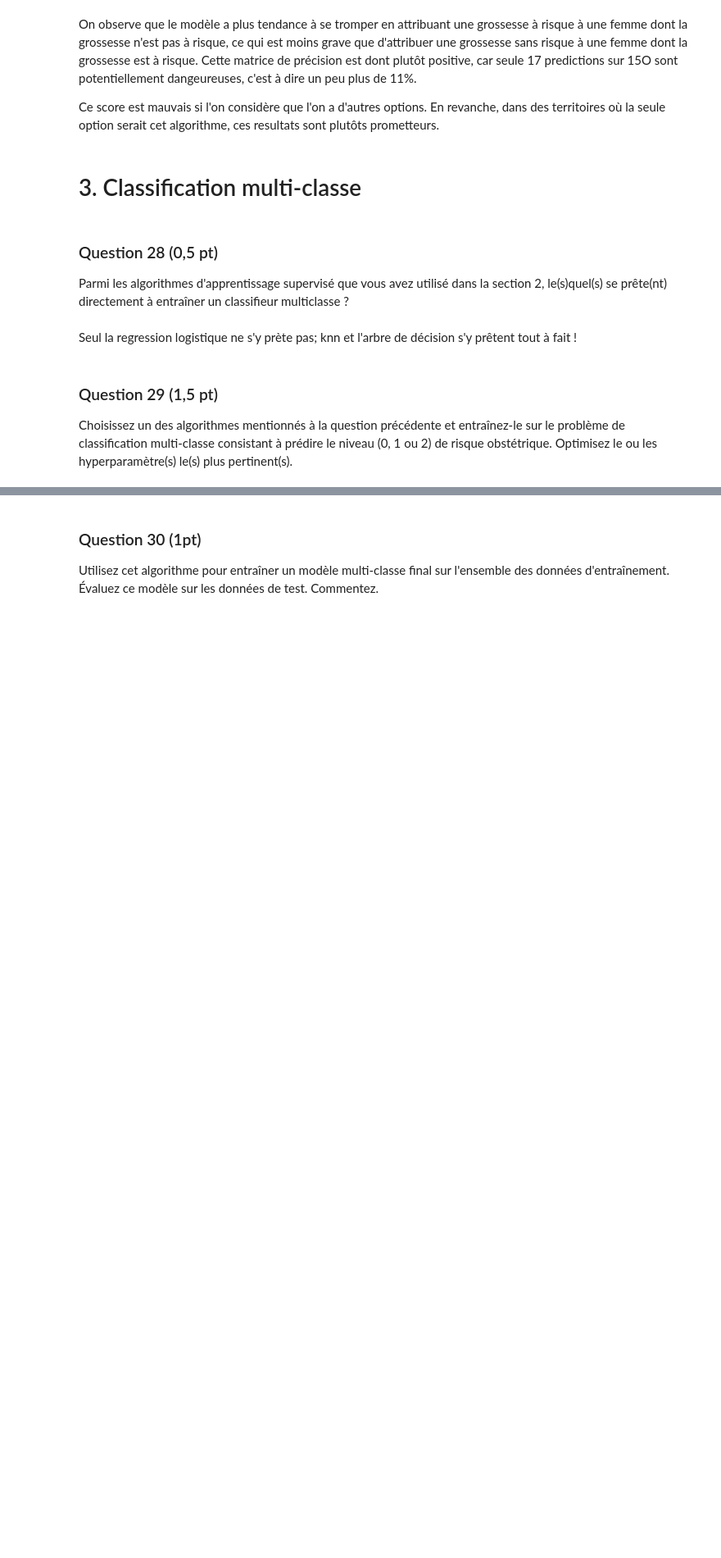
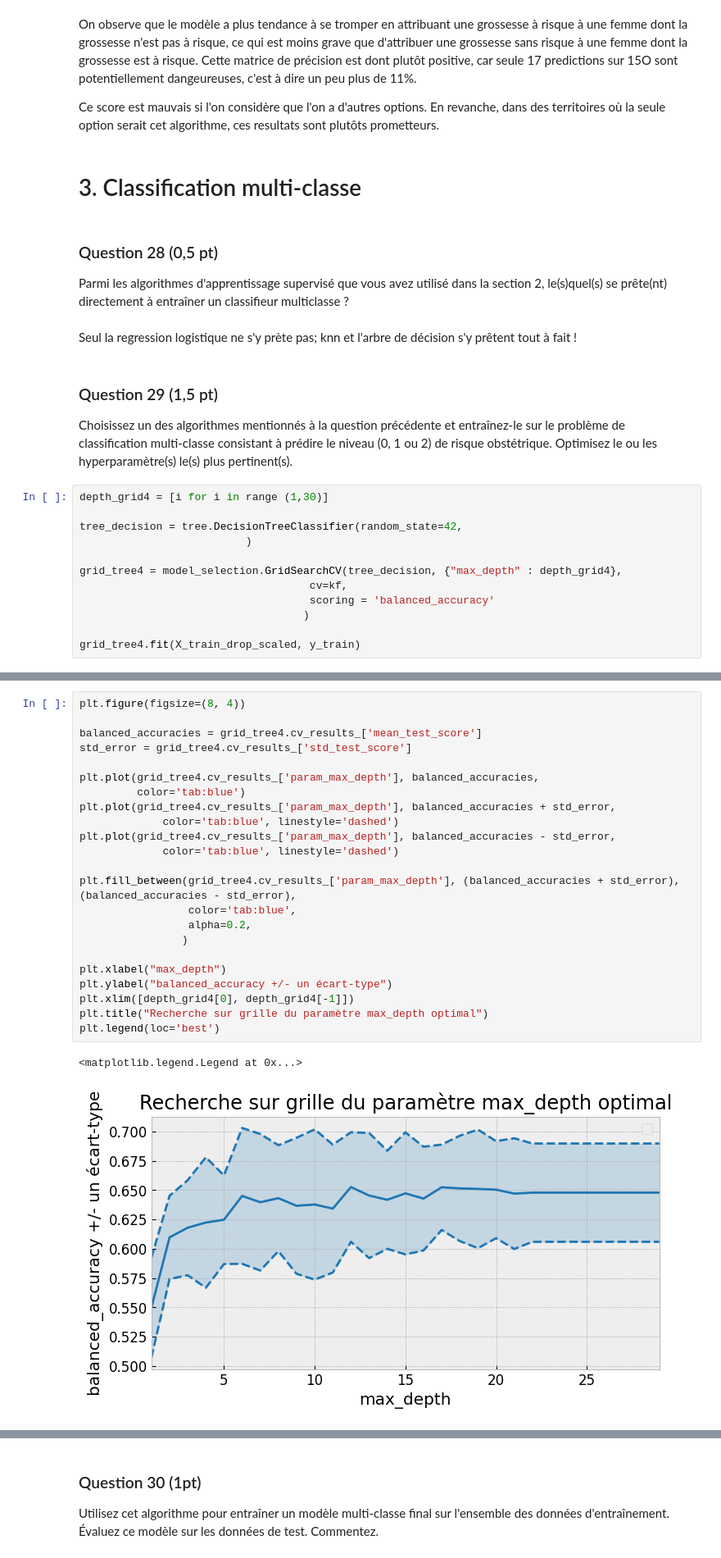
Before and after one commit to Simonolek/Projet_Soso_Simsim, a Jupyter notebook: Projet.ipynb, the cells around one changed output, grey strips where cells are left out. Shown at 82% size. Cells and saved outputs as stored; diff of their text form; blank space fills up the shorter version.

```diff
--- a/Projet.ipynb
+++ b/Projet.ipynb
@@ -679,3 +672,15 @@ Seul la regression logistique ne s'y prète pas; knn et l'arbre de décision s'y
 # %% [markdown]
 ### Question 29 (1,5 pt)
 Choisissez un des algorithmes mentionnés à la question précédente et entraînez-le sur le problème de classification multi-classe consistant à prédire le niveau (0, 1 ou 2) de risque obstétrique. Optimisez le ou les hyperparamètre(s) le(s) plus pertinent(s).
+# %%
+depth_grid4 = [i for i in range (1,30)]
+
+tree_decision = tree.DecisionTreeClassifier(random_state=42,
+                          )
+
+grid_tree4 = model_selection.GridSearchCV(tree_decision, {"max_depth" : depth_grid4},
+                                    cv=kf,
+                                    scoring = 'balanced_accuracy'
+                                   )
+
+grid_tree4.fit(X_train_drop_scaled, y_train)
@@ -681,0 +694,26 @@ Choisissez un des algorithmes mentionnés à la question précédente et entraî
+# %%
+plt.figure(figsize=(8, 4))
+
+balanced_accuracies = grid_tree4.cv_results_['mean_test_score']
+std_error = grid_tree4.cv_results_['std_test_score']
+
+plt.plot(grid_tree4.cv_results_['param_max_depth'], balanced_accuracies,
+         color='tab:blue')
+plt.plot(grid_tree4.cv_results_['param_max_depth'], balanced_accuracies + std_error,
+             color='tab:blue', linestyle='dashed')
+plt.plot(grid_tree4.cv_results_['param_max_depth'], balanced_accuracies - std_error,
+             color='tab:blue', linestyle='dashed')
+
+plt.fill_between(grid_tree4.cv_results_['param_max_depth'], (balanced_accuracies + std_error), (balanced_accuracies - std_error),
+                 color='tab:blue',
+                 alpha=0.2,
+                )
+
+plt.xlabel("max_depth")
+plt.ylabel("balanced_accuracy +/- un écart-type")
+plt.xlim([depth_grid4[0], depth_grid4[-1]])
+plt.title("Recherche sur grille du paramètre max_depth optimal")
+plt.legend(loc='best')
+# %% [output]
+<matplotlib.legend.Legend at 0x...>
+[figure, added]
```
Also changed, not shown: parts of 7 cells of this notebook.
